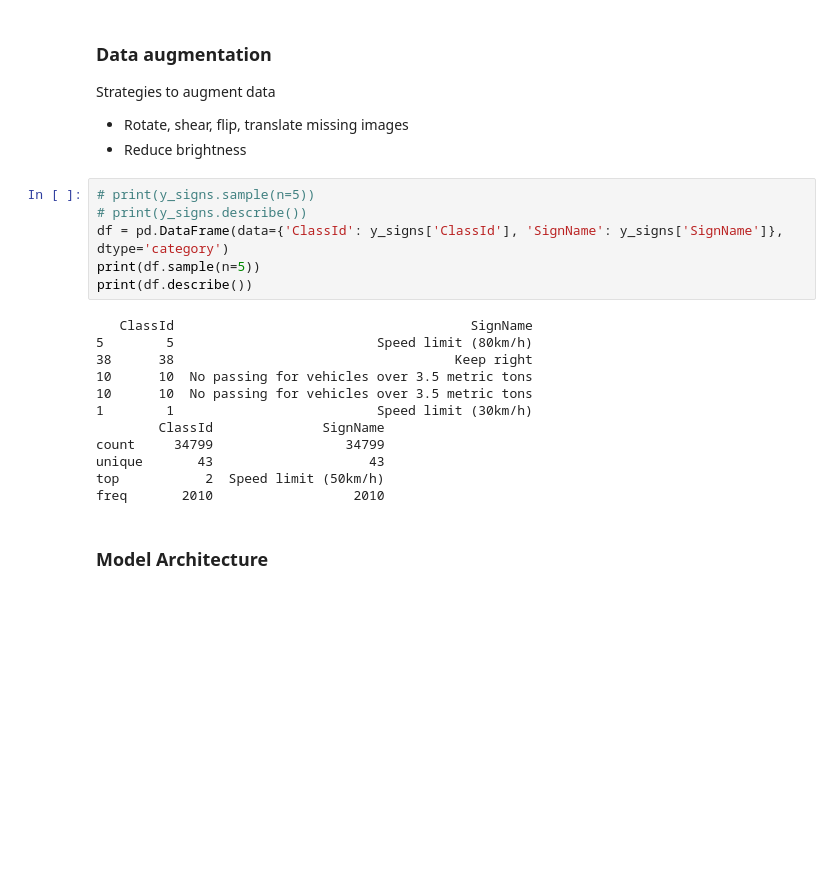
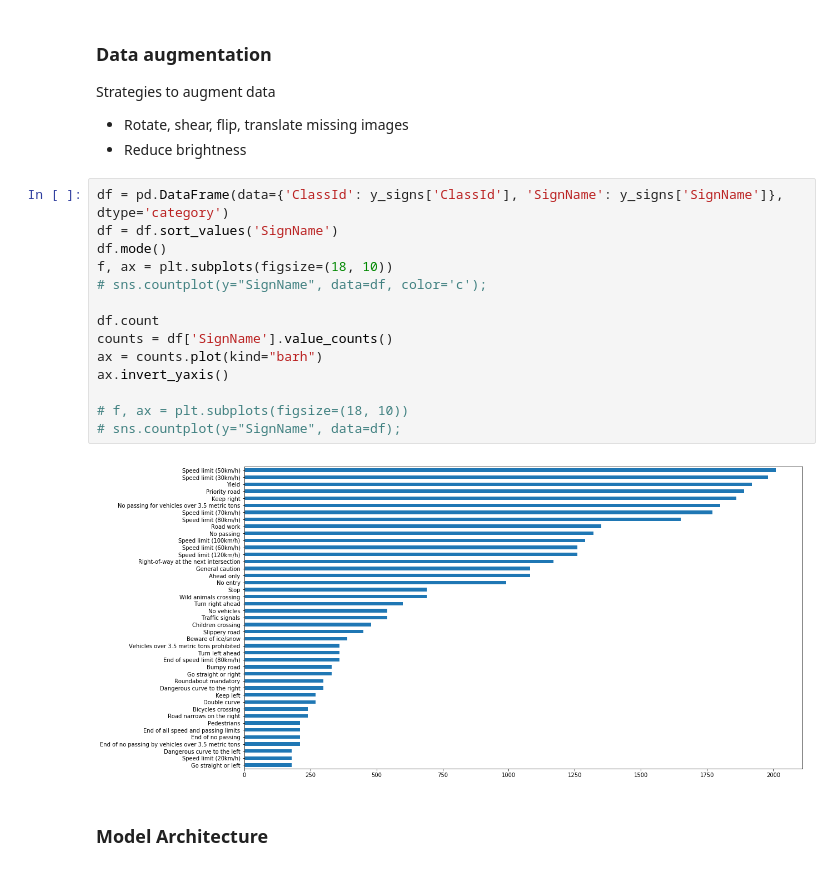
Before and after one commit to adhulipa/CarND-Traffic-Sign-Classifier-Project, a Jupyter notebook: Traffic_Sign_Classifier.ipynb, the cells around one changed output. Drawn from its saved outputs; the diff is of its cells as text; blank space fills up the shorter version.

Commit message:
DataFrame plot by frequencies

```diff
--- a/Traffic_Sign_Classifier.ipynb
+++ b/Traffic_Sign_Classifier.ipynb
@@ -257,24 +257,22 @@ plt.show()
 Strategies to augment data
 * Rotate, shear, flip, translate missing images
 * Reduce brightness
-# %%
-# print(y_signs.sample(n=5))
-# print(y_signs.describe())
-df = pd.DataFrame(data={'ClassId': y_signs['ClassId'], 'SignName': y_signs['SignName']}, dtype='category')
-print(df.sample(n=5))
-print(df.describe())
-# %% [output]
-   ClassId                                      SignName
-5        5                          Speed limit (80km/h)
-38      38                                    Keep right
-10      10  No passing for vehicles over 3.5 metric tons
-10      10  No passing for vehicles over 3.5 metric tons
-1        1                          Speed limit (30km/h)
-        ClassId              SignName
-count     34799                 34799
-unique       43                    43
-top           2  Speed limit (50km/h)
-freq       2010                  2010
+# %%
+df = pd.DataFrame(data={'ClassId': y_signs['ClassId'], 'SignName': y_signs['SignName']}, dtype='category')
+df = df.sort_values('SignName')
+df.mode()
+f, ax = plt.subplots(figsize=(18, 10))
+# sns.countplot(y="SignName", data=df, color='c');
+
+df.count
+counts = df['SignName'].value_counts()
+ax = counts.plot(kind="barh")
+ax.invert_yaxis()
+
+# f, ax = plt.subplots(figsize=(18, 10))
+# sns.countplot(y="SignName", data=df);
+# %% [output]
+[figure, added]
 # %% [markdown]
 ### Model Architecture
 # %%
```
